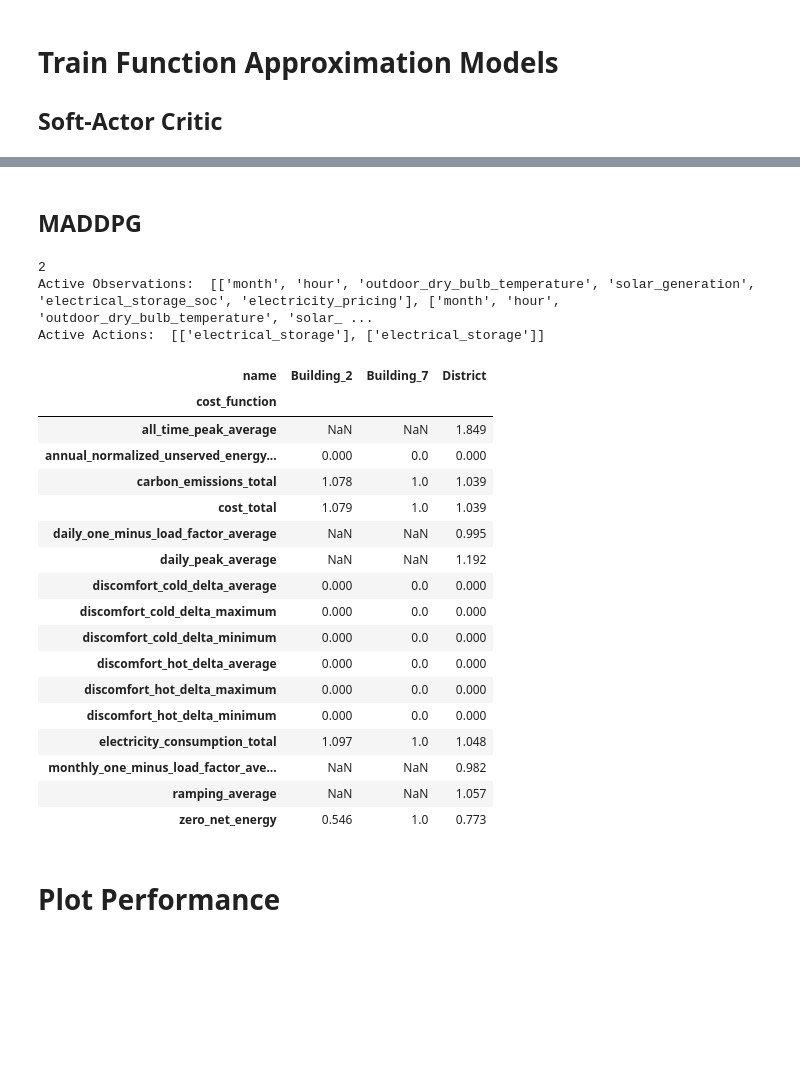
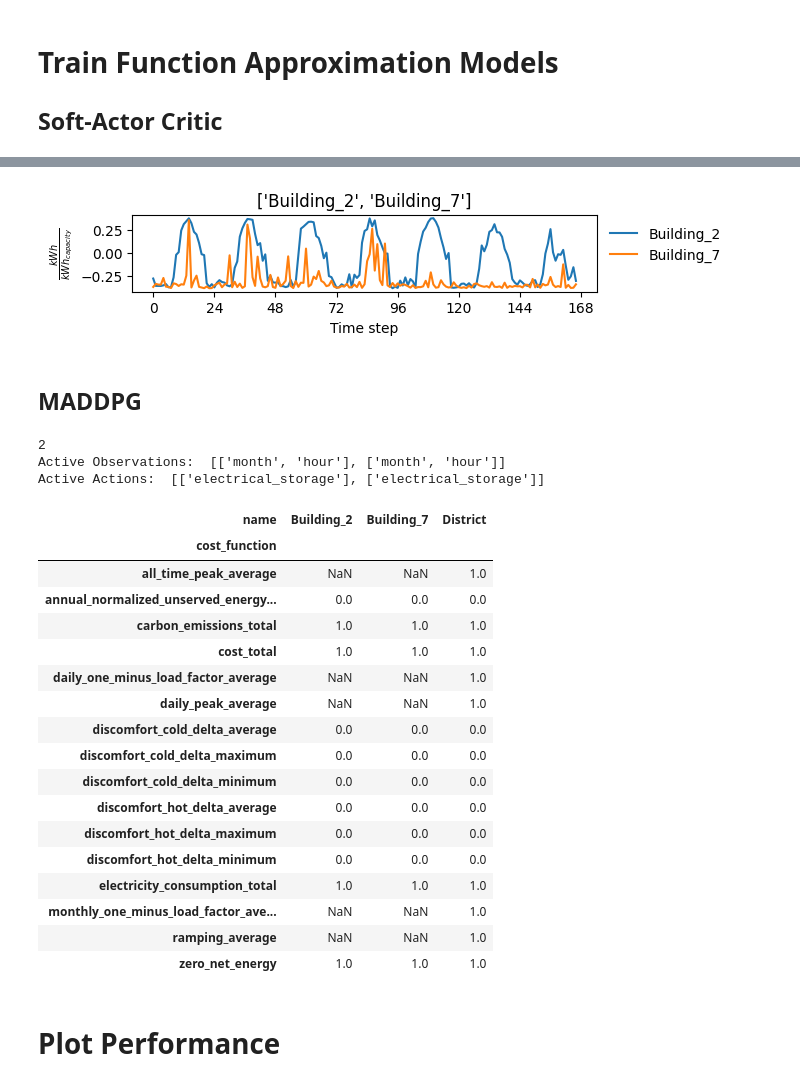
Before and after one commit to CaseyMOwen/Fa24-CS-138-FinalProject, a Jupyter notebook: main.ipynb, the cells around one changed output, grey strips where cells are left out. Drawn from its saved outputs; the diff is of its cells as text; code cells hidden in the pictures; blank space fills up the shorter version.

```diff
--- a/main.ipynb
+++ b/main.ipynb
@@ -226,13 +226,15 @@ display(kpis)
 ## Soft-Actor Critic
 # %%
 from agents.sac import SAC
+from citylearn.wrappers import NormalizedSpaceWrapper
 
-sac_env = CityLearnEnv(schema, random_seed=RANDOM_SEED)
+# num_episodes = 10
+sac_env = CityLearnEnv(schema, random_seed=RANDOM_SEED, central_agent=False)
+# sac_env = NormalizedSpaceWrapper(sac_env)
 
 sac_kwargs = {
-    'mini_batch_size':5,
+    'mini_batch_size':256,
     'tau': 0.005,
-    'entropy_coeff': 0.2,
     'gamma': 0.99,
 }
 
@@ -248,10 +250,11 @@ _ = sac_agent.learn(episodes=num_episodes)
 # ----------------- Test -----------------
 # Initialize Environment
 observations, _ = sac_env.reset()
-
+sac_actions = []
 while not sac_env.terminated:
-    actions = sac_agent.predict(observations)
+    actions = sac_agent.predict(observations, deterministic=True)
     observations, reward, info, terminated, truncated = sac_env.step(actions)
+    sac_actions.append(actions)
 
 kpis = sac_agent.env.evaluate()
 kpis = kpis.pivot(index='cost_function', columns='name', values='value').round(3)
@@ -279,3 +282,10 @@ display(kpis)
+# %%
+from functions.make_figures import plot_actions
+import matplotlib.pyplot as plt
+plot_actions(sac_actions, buildings, sac_env)
+plt.show()
+# %% [output]
+[figure, added]
 # %% [markdown]
 ## MADDPG
 # %%
@@ -291,7 +301,7 @@ obs = MADDPG_env.reset()
 # set up parameters for agent and replay buffer
 steps_per_episode = MADDPG_env.episode_time_steps
 num_agents = len(MADDPG_env.buildings)
-obs_dim = len(obs[0][0])
+obs_dim = len(obs[0])
 act_dim = MADDPG_env.action_space[0].shape[0]
 device = 'cpu'
 
@@ -337,42 +347,45 @@ for ep in tqdm(range(num_episodes)):
             break
 # %% [output]
 2
-Active Observations:  [['month', 'hour', 'outdoor_dry_bulb_temperature', 'solar_generation', 'electrical_storage_soc', 'electricity_pricing'], ['month', 'hour', 'outdoor_dry_bulb_temperature', 'solar_ ...
+Active Observations:  [['month', 'hour'], ['month', 'hour']]
 Active Actions:  [['electrical_storage'], ['electrical_storage']]
 # %%
 # ----------------- Test -----------------
 # Initialize Environment
 MADDPG_agent.noise_std = 0
 observations, _ = MADDPG_env.reset()
 done = False
+mad_actions = []
 
 while not done:
     actions = MADDPG_agent.select_action(observations)
     observations, reward, done, *_ = MADDPG_env.step(actions)
 
+    mad_actions.append(actions)
+
 kpis = MADDPG_env.evaluate()
 kpis = kpis.pivot(index='cost_function', columns='name', values='value').round(3)
 kpis = kpis.dropna(how='all')
 display(kpis)
 # %% [output]
 | name | Building_2 | Building_7 | District |
 | cost_function |  |  |  |
-| all_time_peak_average | NaN | NaN | 1.849 |
-| annual_normalized_unserved_energy... | 0.000 | 0.0 | 0.000 |
-| carbon_emissions_total | 1.078 | 1.0 | 1.039 |
-| cost_total | 1.079 | 1.0 | 1.039 |
-| daily_one_minus_load_factor_average | NaN | NaN | 0.995 |
-| daily_peak_average | NaN | NaN | 1.192 |
-| discomfort_cold_delta_average | 0.000 | 0.0 | 0.000 |
-| discomfort_cold_delta_maximum | 0.000 | 0.0 | 0.000 |
-| discomfort_cold_delta_minimum | 0.000 | 0.0 | 0.000 |
-| discomfort_hot_delta_average | 0.000 | 0.0 | 0.000 |
-| discomfort_hot_delta_maximum | 0.000 | 0.0 | 0.000 |
-| discomfort_hot_delta_minimum | 0.000 | 0.0 | 0.000 |
-| electricity_consumption_total | 1.097 | 1.0 | 1.048 |
-| monthly_one_minus_load_factor_ave... | NaN | NaN | 0.982 |
-| ramping_average | NaN | NaN | 1.057 |
-| zero_net_energy | 0.546 | 1.0 | 0.773 |
+| all_time_peak_average | NaN | NaN | 1.0 |
+| annual_normalized_unserved_energy... | 0.0 | 0.0 | 0.0 |
+| carbon_emissions_total | 1.0 | 1.0 | 1.0 |
+| cost_total | 1.0 | 1.0 | 1.0 |
+| daily_one_minus_load_factor_average | NaN | NaN | 1.0 |
+| daily_peak_average | NaN | NaN | 1.0 |
+| discomfort_cold_delta_average | 0.0 | 0.0 | 0.0 |
+| discomfort_cold_delta_maximum | 0.0 | 0.0 | 0.0 |
+| discomfort_cold_delta_minimum | 0.0 | 0.0 | 0.0 |
+| discomfort_hot_delta_average | 0.0 | 0.0 | 0.0 |
+| discomfort_hot_delta_maximum | 0.0 | 0.0 | 0.0 |
+| discomfort_hot_delta_minimum | 0.0 | 0.0 | 0.0 |
+| electricity_consumption_total | 1.0 | 1.0 | 1.0 |
+| monthly_one_minus_load_factor_ave... | NaN | NaN | 1.0 |
+| ramping_average | NaN | NaN | 1.0 |
+| zero_net_energy | 1.0 | 1.0 | 1.0 |
 # %% [markdown]
 # Plot Performance
 # %%
```
Also changed, not shown: parts of 10 cells of this notebook, 1 other file.
